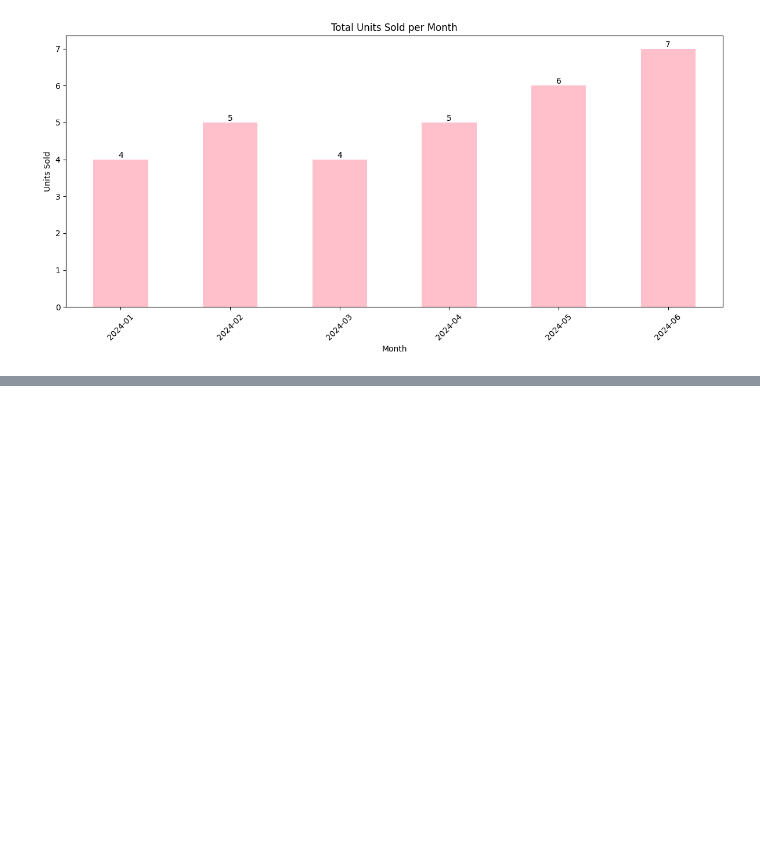
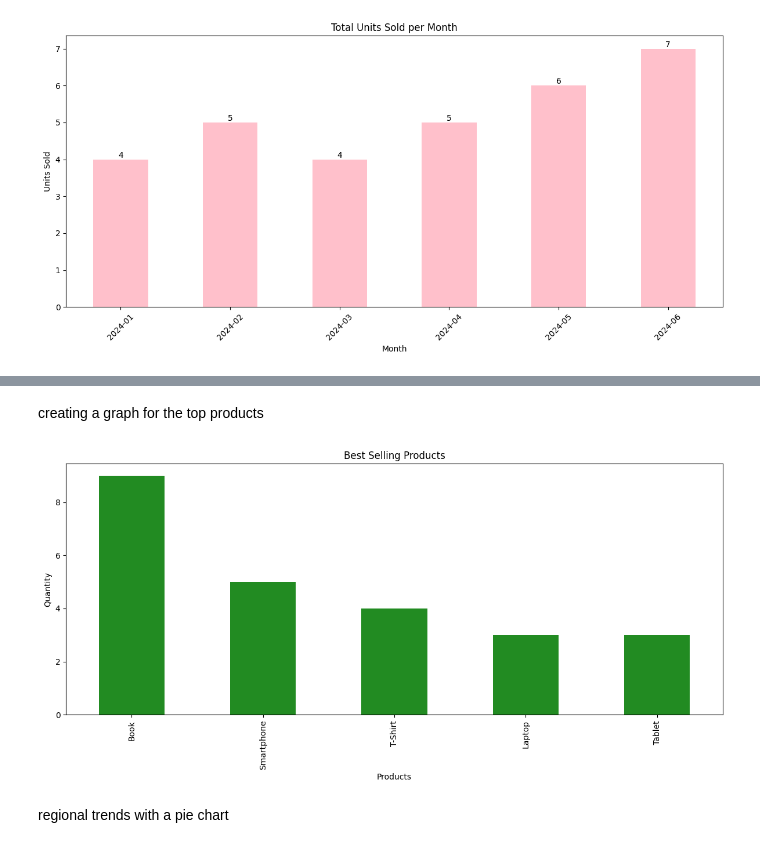
Before and after one commit to tahae02/Week-1-Data-Analysis-Internship-Uptrail, a Jupyter notebook: Week_1_Data_Analysis_for_Business_Insights.ipynb, the cells around one changed output, grey strips where cells are left out. Drawn from its saved outputs; the diff is of its cells as text; code cells hidden in the pictures; blank space fills up the shorter version.

```diff
--- a/Week_1_Data_Analysis_for_Business_Insights.ipynb
+++ b/Week_1_Data_Analysis_for_Business_Insights.ipynb
@@ -307,0 +382,4 @@ plt.show()
+# %%
+print("Best Selling Products")
+top_products=df_cleaned.groupby("Product")["Quantity"].sum().sort_values(ascending=False).head()
+top_products.head()
@@ -307,0 +396,18 @@ plt.show()
+# %% [markdown]
+creating a graph for the top products
+# %%
+product_list=list(top_products.index)
+quantity_list=list(top_products.values)
+
+plt.figure(figsize=(12,6))
+top_products.plot(kind='bar', color='forestgreen')
+
+plt.title("Best Selling Products")
+plt.xlabel("Products")
+plt.ylabel("Quantity")
+plt.tight_layout()
+plt.show()
+# %% [output]
+[figure, added]
+# %% [markdown]
+regional trends with a pie chart
```
Also changed, not shown: parts of 12 cells of this notebook.
